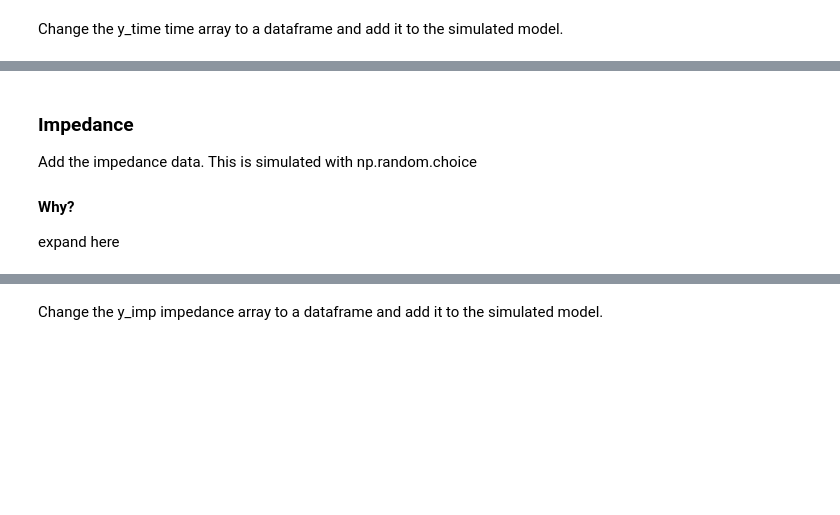
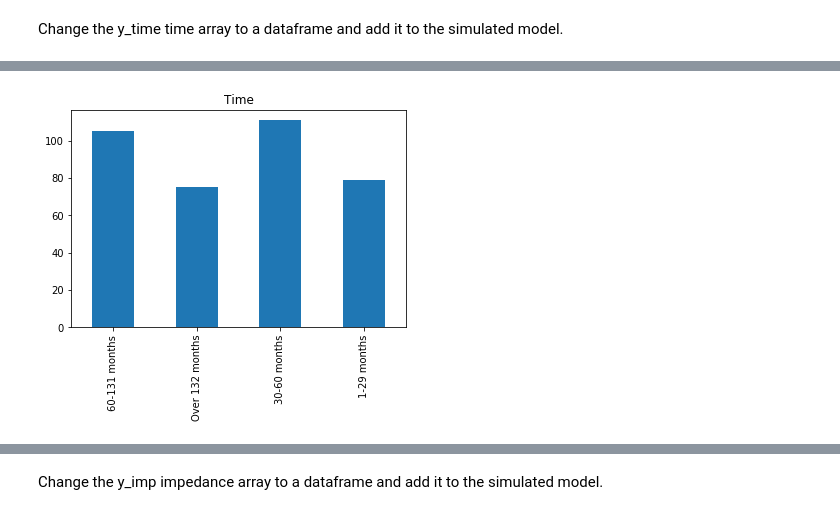
Before and after one commit to Osheah/commute-stress, a Jupyter notebook: commute-stress.ipynb, the cells around one changed output, grey strips where cells are left out. Drawn from its saved outputs; the diff is of its cells as text; code cells hidden in the pictures; blank space fills up the shorter version.

```diff
--- a/commute-stress.ipynb
+++ b/commute-stress.ipynb
@@ -219,8 +323,13 @@ df.head()
 # %%
 df.tail()
-# %% [markdown]
-### Impedance
-Add the impedance data.
-This is simulated with np.random.choice
-#### Why?
-expand here
+# %%
+# calculate the number of responses to each duration band
+time_counts = Counter(df['Time'])
+# create an indexed dataframe with the number of counts
+df_time = pd.DataFrame.from_dict(time_counts, orient='index')
+
+#plot the bar chart of the duration counts
+df_time.plot(kind='bar', title='Time', legend = False)
+plt.show()
+# %% [output]
+[figure, added]
```
Also changed, not shown: parts of 46 cells of this notebook, 3 other files.
